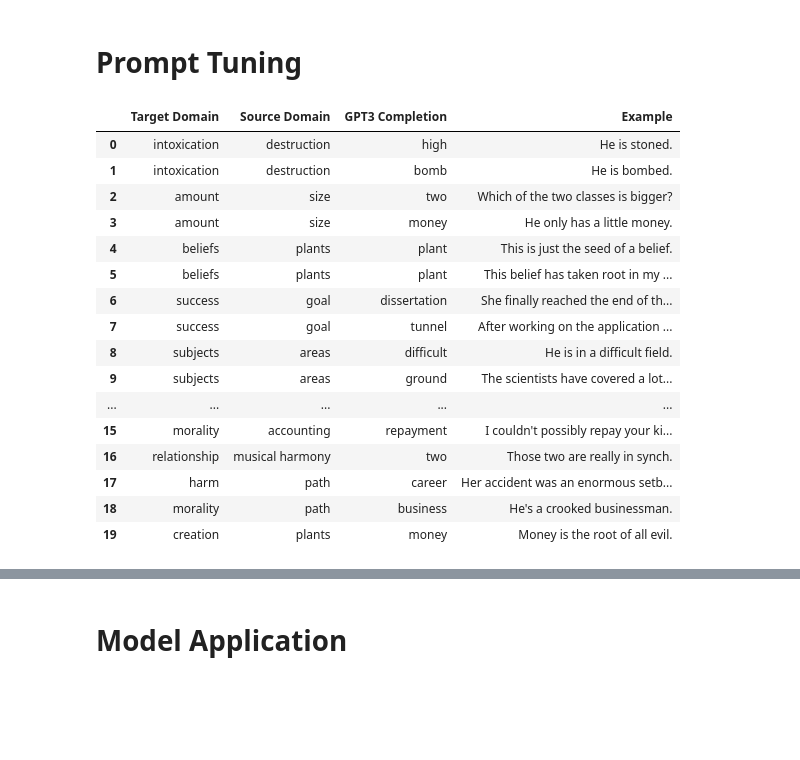
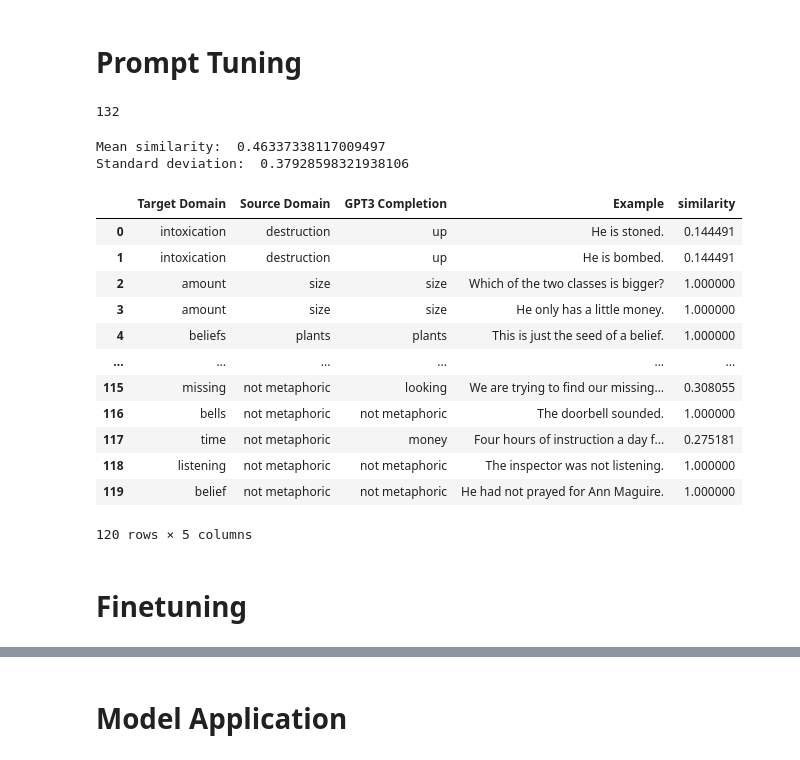
Before and after one commit to lwachowiak/Metaphor-Extraction-With-GPT-3, a Jupyter notebook: analysis.ipynb, the cells around one changed output, grey strips where cells are left out. Drawn from its saved outputs; the diff is of its cells as text; code cells hidden in the pictures; blank space fills up the shorter version.

```diff
--- a/analysis.ipynb
+++ b/analysis.ipynb
@@ -216,3 +210,16 @@ def create_prompts(prompts_train, completions_train, prompts_test, completions_t
+# %%
+def create_prompts(prompts_train, completions_train, prompts_test, completions_test, train_indices, extra_def):
+    prompts = []
+    completions = []
+    train_prompt = ""
+    if extra_def:
+        train_prompt = 'In cognitive linguistics, conceptual metaphor, or cognitive metaphor, refers to the understanding of one idea, or conceptual domain, in terms of another. An example of this is the understanding of quantity in terms of directionality (e.g. "the price of peace is rising") or the understanding of time in terms of money (e.g. "I spent time at work today"). This idea, and a detailed examination of the underlying processes, was first extensively explored by George Lakoff and Mark Johnson in their work Metaphors We Live By in 1980.\n'
+    for i in train_indices:
+        train_prompt+=prompts_train[i]+" "+completions_train[i]+"\n"
+    for i in range(len(prompts_test)):
+        prompts.append(train_prompt+prompts_test[i])
+        completions.append(completions_test[i])
+    return prompts, completions
 # %%
 train_indices=[0,15,30,-1]
 prompts, completions = create_prompts(prompts_train = list_of_source_prompts_train, completions_train = list_of_source_completions_train,
@@ -388,38 +360,51 @@ def compute_similarity(df_results, task_type):
         mean = df_results['similarity'].mean()
         std = df_results['similarity'].std()
     return mean, std, df_results
+# %%
+len(list_of_source_completions_train)
+# %% [output]
+132
 # %%
 # define training parameters
-train_indices=[0,15,30,-1]
-# model = "text-davinci-002"
-model = "text-curie-001"
+train_indices=[0,15,30,45,-1]
+model = "text-davinci-002"
+# model = "text-curie-001"  # smaller/faster/cheaper model
 temperature = 0
-result_samples = 20
+result_samples = 999 # 999 for all
+extra_def = True
+test=False
+
+
+run_name=model[5:]+"_temp-"+str(temperature)+"_"+str(train_indices)+"_("+str(len(train_indices))+"-train-samples)"+"_def-"+str(extra_def)
+if test:
+    run_name=run_name+"_test"
+else:
+    run_name=run_name+"_valid"
 
 # prompt
-df_results = get_GPT3_completions(train_indices, test=False, temperature=temperature, model=model, result_samples=result_samples)
+df_results = get_GPT3_completions(train_indices, test=test, temperature=temperature, model=model, result_samples=result_samples, extra_def=extra_def)
 # evaluate
 mean, std, df_results = compute_similarity(df_results, "Source")
+run_name+="_score-"+str(round(mean, 2))[2:]
 print("Mean similarity: ", mean)
 print("Standard deviation: ", std)
+df_results.to_csv("Validation Results/Source Completion/Few Shot/"+run_name+".csv")
 df_results
+# %% [output]
+Mean similarity:  0.46337338117009497
+Standard deviation:  0.37928598321938106
+|  | Target Domain | Source Domain | GPT3 Completion | Example | similarity |
+| 0 | intoxication | destruction | up | He is stoned. | 0.144491 |
+| 1 | intoxication | destruction | up | He is bombed. | 0.144491 |
+| 2 | amount | size | size | Which of the two classes is bigger? | 1.000000 |
+| 3 | amount | size | size | He only has a little money. | 1.000000 |
+| 4 | beliefs | plants | plants | This is just the seed of a belief. | 1.000000 |
+| ... | ... | ... | ... | ... | ... |
+| 115 | missing | not metaphoric | looking | We are trying to find our missing... | 0.308055 |
+| 116 | bells | not metaphoric | not metaphoric | The doorbell sounded. | 1.000000 |
+| 117 | time | not metaphoric | money | Four hours of instruction a day f... | 0.275181 |
+| 118 | listening | not metaphoric | not metaphoric | The inspector was not listening. | 1.000000 |
+| 119 | belief | not metaphoric | not metaphoric | He had not prayed for Ann Maguire. | 1.000000 |
+120 rows × 5 columns
-# %%
-df_results[:result_samples]
-# %% [output]
-|  | Target Domain | Source Domain | GPT3 Completion | Example |
-| 0 | intoxication | destruction | high | He is stoned. |
-| 1 | intoxication | destruction | bomb | He is bombed. |
-| 2 | amount | size | two | Which of the two classes is bigger? |
-| 3 | amount | size | money | He only has a little money. |
-| 4 | beliefs | plants | plant | This is just the seed of a belief. |
-| 5 | beliefs | plants | plant | This belief has taken root in my ... |
-| 6 | success | goal | dissertation | She finally reached the end of th... |
-| 7 | success | goal | tunnel | After working on the application ... |
-| 8 | subjects | areas | difficult | He is in a difficult field. |
-| 9 | subjects | areas | ground | The scientists have covered a lot... |
-| ... | ... | ... | ... | ... |
-| 15 | morality | accounting | repayment | I couldn't possibly repay your ki... |
-| 16 | relationship | musical harmony | two | Those two are really in synch. |
-| 17 | harm | path | career | Her accident was an enormous setb... |
-| 18 | morality | path | business | He's a crooked businessman. |
-| 19 | creation | plants | money | Money is the root of all evil. |
+# %% [markdown]
+# Finetuning
```
Also changed, not shown: parts of 16 cells of this notebook, 20 other files.
